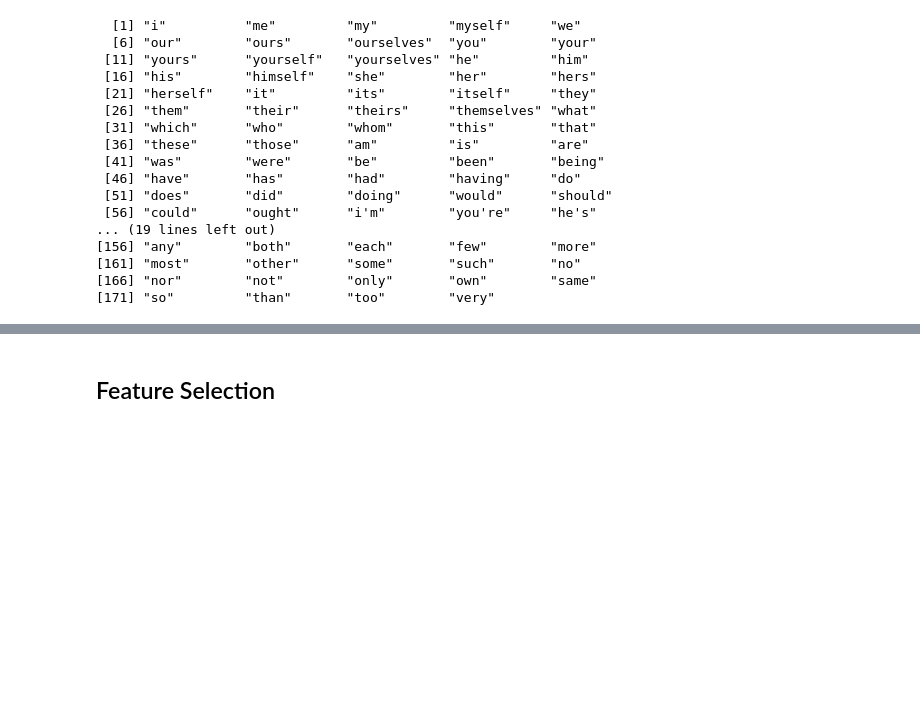
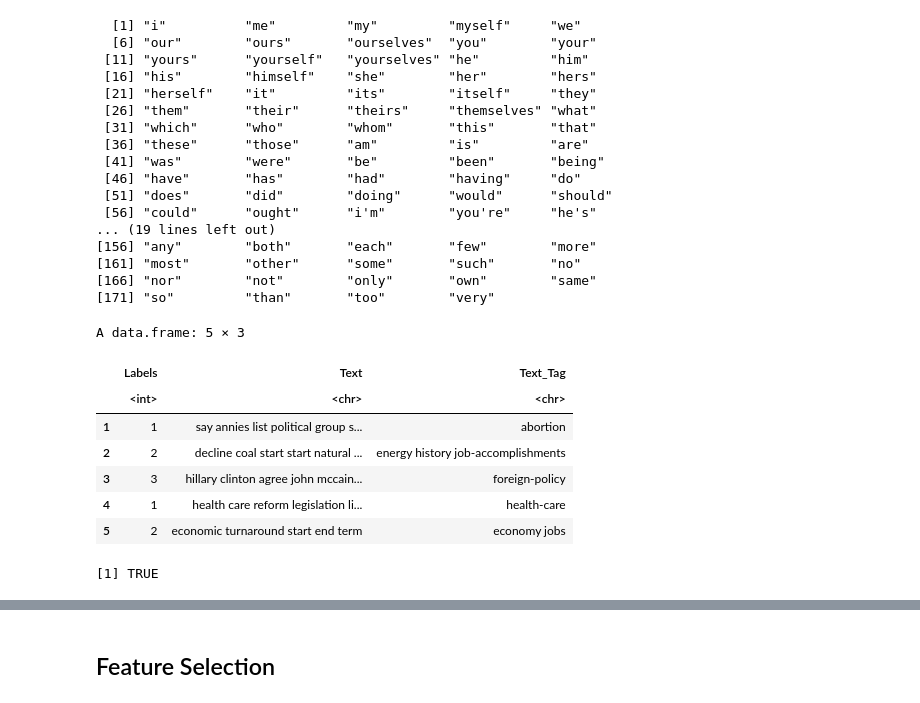
Before and after one commit to s1m0n32001/BayesianFakeNewsRecognition, a Jupyter notebook: read_split.ipynb, the cells around one changed output, grey strips where cells are left out. Drawn from its saved outputs; the diff is of its cells as text; code cells hidden in the pictures; blank space fills up the shorter version.

```diff
--- a/read_split.ipynb
+++ b/read_split.ipynb
@@ -34,7 +54,7 @@ plain <- function(word,punct='[:punct:]'){
 get.unique.words <- function (tags.bag,sep,sortit=FALSE) {
     all.tags = c()
     for (record in tags.bag){
-        temp.tags = str_split_1(record,sep)
+        temp.tags = str_split_1(plain(record),sep)
         for (word in temp.tags) {
             word = plain(word)
             if (word %in% all.tags == FALSE & word != '') {
@@ -123,3 +150,20 @@ stopwords('en')
 [161] "most"       "other"      "some"       "such"       "no"
 [166] "nor"        "not"        "only"       "own"        "same"
 [171] "so"         "than"       "too"        "very"
+# %%
+train.df$Text <- lemmatize_strings(train.df$Text)
+# %%
+head(train.df,5)
+# %% [output]
+A data.frame: 5 × 3
+|  | Labels | Text | Text_Tag |
+|  | <int> | <chr> | <chr> |
+| 1 | 1 | say annies list political group s... | abortion |
+| 2 | 2 | decline coal start start natural ... | energy history job-accomplishments |
+| 3 | 3 | hillary clinton agree john mccain... | foreign-policy |
+| 4 | 1 | health care reform legislation li... | health-care |
+| 5 | 2 | economic turnaround start end term | economy jobs |
+# %%
+'$16 000 year' %in% vocabulary
+# %% [output]
+[1] TRUE
```
Also changed, not shown: parts of 6 cells of this notebook.
